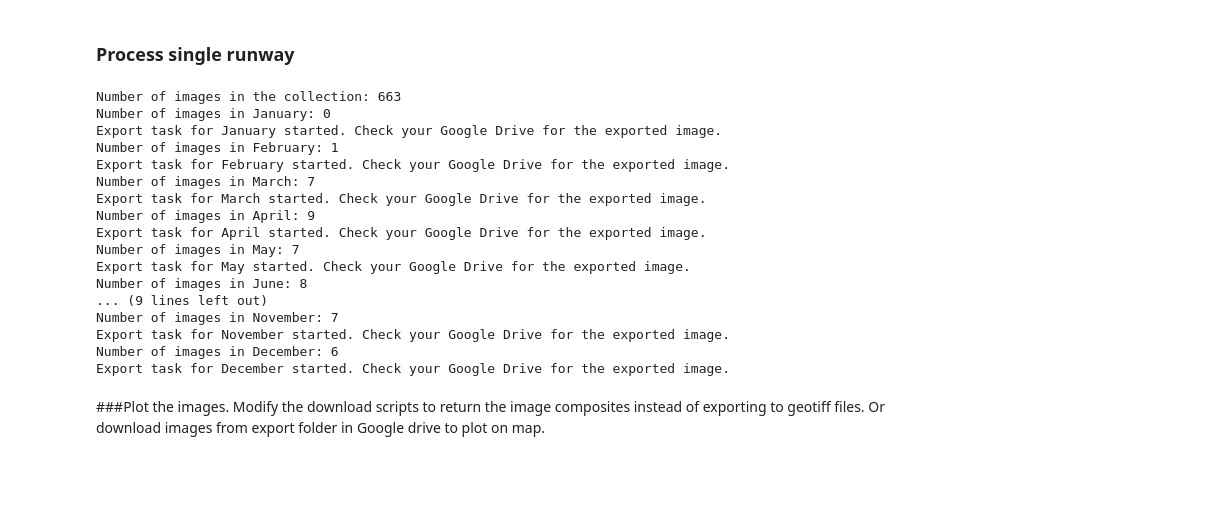
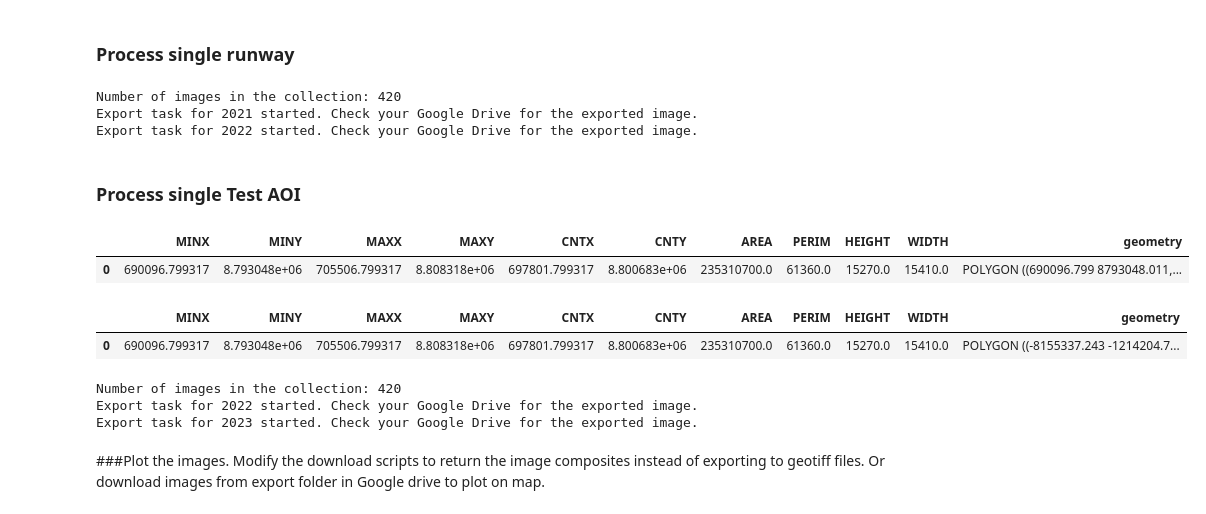
Before and after one commit to liangchow/zindi-amazon-secret-runway, a Jupyter notebook: Data_Visualization/explore_sentinel1_data.ipynb, the cells around one changed output. Drawn from its saved outputs; the diff is of its cells as text; code cells hidden in the pictures; blank space fills up the shorter version.

```diff
--- a/Data_Visualization/explore_sentinel1_data.ipynb
+++ b/Data_Visualization/explore_sentinel1_data.ipynb
@@ -243,7 +248,7 @@ def gpd_geometry_to_ee_geometry(gpd_geometry, target_crs='EPSG:3395'):
   return ee_geometry
 # %%
 # Select airstrip record
-airstrip_gpd = projected_airstrip_training_gdf.iloc[8]
+airstrip_gpd = projected_airstrip_training_gdf.iloc[22]
 
 # Get information from the airstrip
 year = int(airstrip_gpd.yr)
@@ -261,26 +266,46 @@ buffer_ee = gpd_geometry_to_ee_geometry(buffer_gpd)
 # GEE expects the aoi to be in geogprahic coordinates to filter the image collection
 
 #img = download_sentinel1_data(buffer_ee, id)
-download_sentinel1_monthly_data(buffer_ee, id, year)
-#download_sentinel1_annual_data(buffer_ee, id, year)
+#download_sentinel1_monthly_data(buffer_ee, id, year)
+download_sentinel1_annual_data(buffer_ee, id, year)
 # %% [output]
-Number of images in the collection: 663
-Number of images in January: 0
-Export task for January started. Check your Google Drive for the exported image.
-Number of images in February: 1
-Export task for February started. Check your Google Drive for the exported image.
-Number of images in March: 7
-Export task for March started. Check your Google Drive for the exported image.
-Number of images in April: 9
-Export task for April started. Check your Google Drive for the exported image.
-Number of images in May: 7
-Export task for May started. Check your Google Drive for the exported image.
-Number of images in June: 8
-... (9 lines left out)
-Number of images in November: 7
-Export task for November started. Check your Google Drive for the exported image.
-Number of images in December: 6
-Export task for December started. Check your Google Drive for the exported image.
+Number of images in the collection: 420
+Export task for 2021 started. Check your Google Drive for the exported image.
+Export task for 2022 started. Check your Google Drive for the exported image.
+# %% [markdown]
+### Process single Test AOI
+# %%
+# Load the shape file and import into geopanda dataframe
+test_gdf = gpd.read_file(f'{base_aoi_path}/aoi_2020_01.shp')
+test_gdf.head()
+# %% [output]
+|  | MINX | MINY | MAXX | MAXY | CNTX | CNTY | AREA | PERIM | HEIGHT | WIDTH | geometry |
+| 0 | 690096.799317 | 8.793048e+06 | 705506.799317 | 8.808318e+06 | 697801.799317 | 8.800683e+06 | 235310700.0 | 61360.0 | 15270.0 | 15410.0 | POLYGON ((690096.799 8793048.011,... |
+# %%
+# Reproject to EPSG:3395
+test_gdf_3395 = test_gdf.to_crs(epsg=3395)
+test_gdf_3395.head()
+# %% [output]
+|  | MINX | MINY | MAXX | MAXY | CNTX | CNTY | AREA | PERIM | HEIGHT | WIDTH | geometry |
+| 0 | 690096.799317 | 8.793048e+06 | 705506.799317 | 8.808318e+06 | 697801.799317 | 8.800683e+06 | 235310700.0 | 61360.0 | 15270.0 | 15410.0 | POLYGON ((-8155337.243 -1214204.7... |
+# %%
+# Select airstrip record
+test_gpd = test_gdf_3395.iloc[0]
+
+# Get information from the airstrip
+year = 2023
+id = 'Test'
+test_gpd_geometry = test_gpd.geometry
+
+# Convert GeoPandas geometry to Earth Engine features
+test_ee = gpd_geometry_to_ee_geometry(test_gpd_geometry)
+
+# Download annual composite for test area
+download_sentinel1_annual_data(test_ee, id, year)
+# %% [output]
+Number of images in the collection: 420
+Export task for 2022 started. Check your Google Drive for the exported image.
+Export task for 2023 started. Check your Google Drive for the exported image.
 # %% [markdown]
 ###Plot the images.
 Modify the download scripts to return the image composites instead of exporting to geotiff files. Or download images from export folder in Google drive to plot on map.
```
Also changed, not shown: parts of 4 cells of this notebook.
